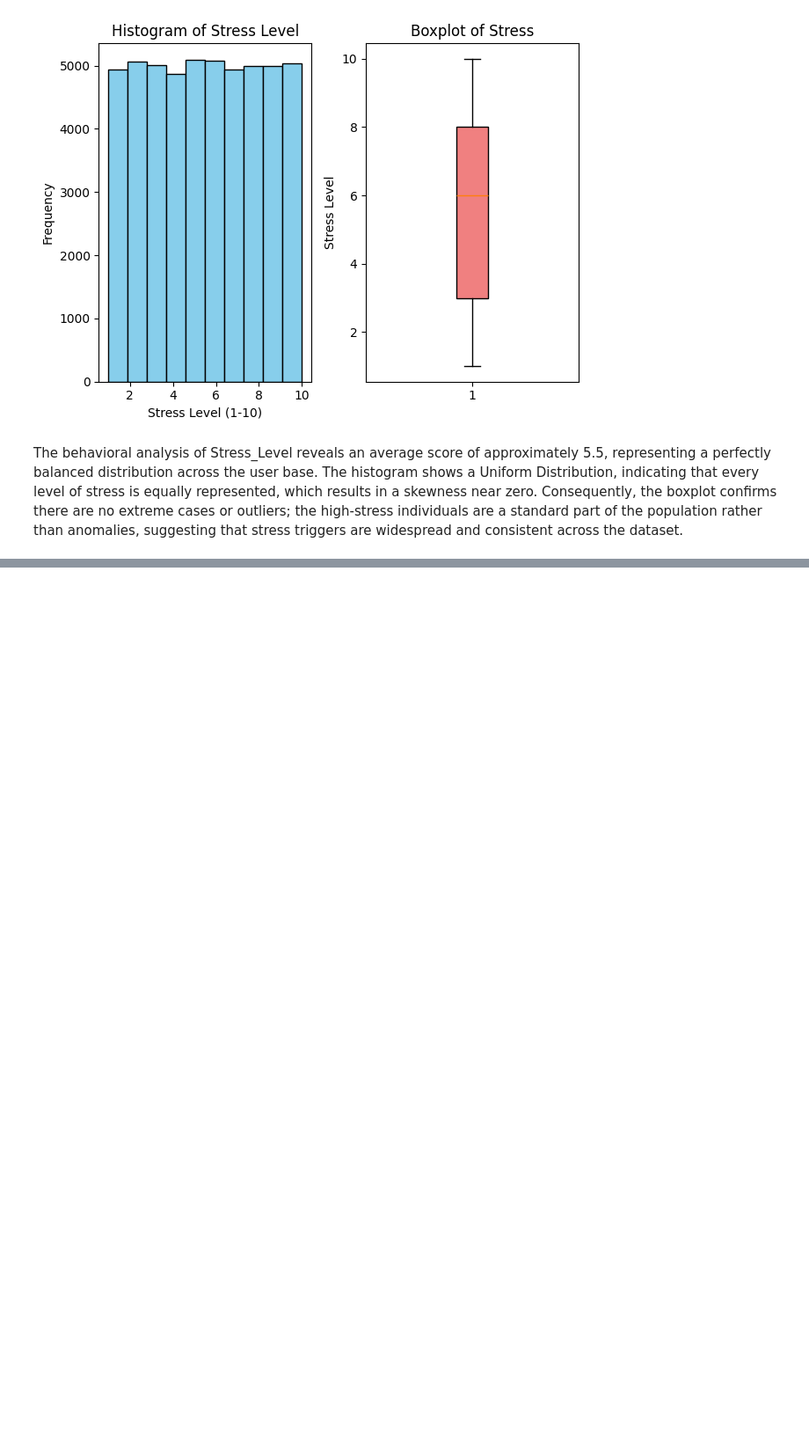
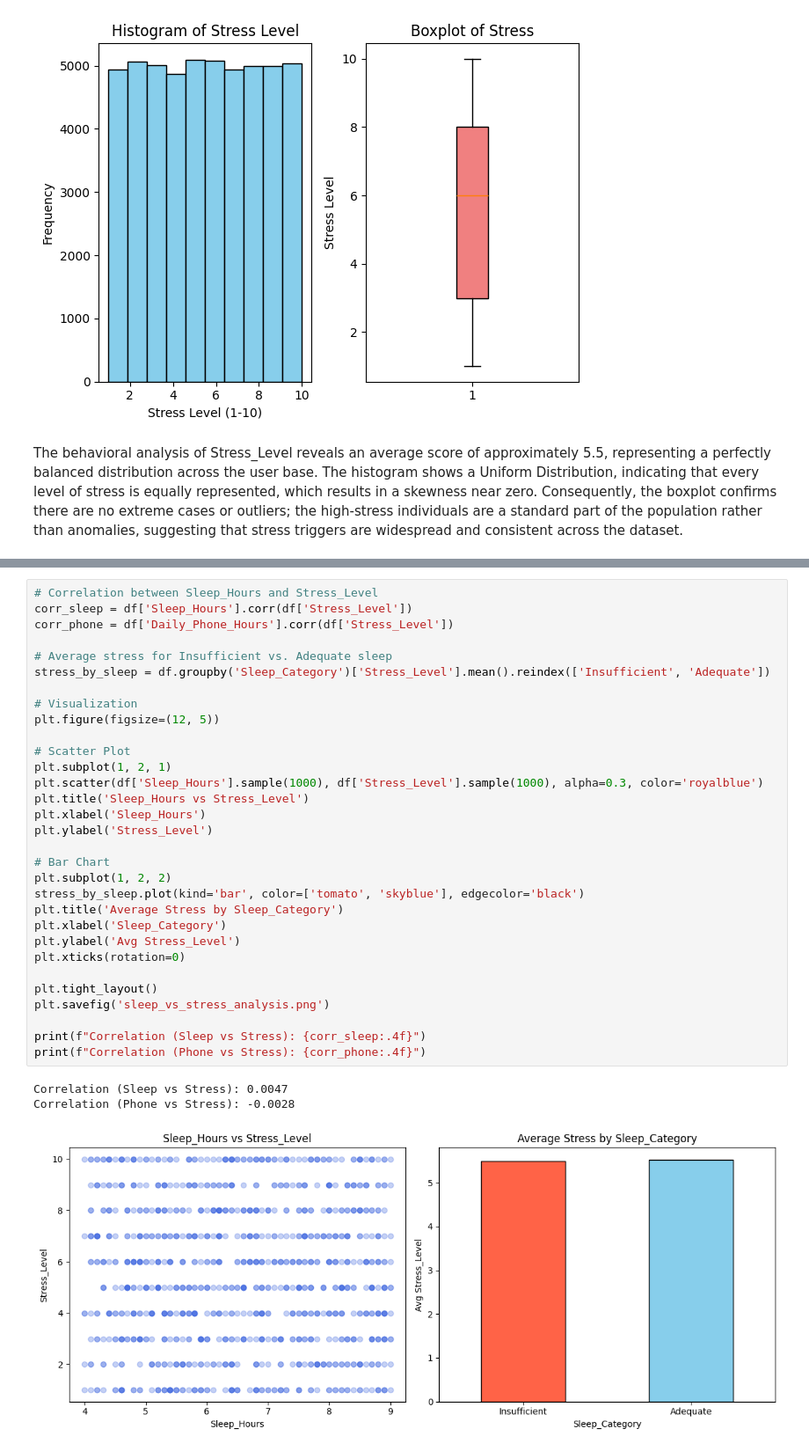
Before and after one commit to cess-dev/Smartphone_Usage_vs_Stress, a Jupyter notebook: analysis.ipynb, the cells around one changed output, grey strips where cells are left out. Shown at 88% size. Cells and saved outputs as stored; diff of their text form; blank space fills up the shorter version.

```diff
--- a/analysis.ipynb
+++ b/analysis.ipynb
@@ -184,0 +263,35 @@ The behavioral analysis of Stress_Level reveals an average score of approximatel
+# %%
+# Correlation between Sleep_Hours and Stress_Level
+corr_sleep = df['Sleep_Hours'].corr(df['Stress_Level'])
+corr_phone = df['Daily_Phone_Hours'].corr(df['Stress_Level'])
+
+# Average stress for Insufficient vs. Adequate sleep
+stress_by_sleep = df.groupby('Sleep_Category')['Stress_Level'].mean().reindex(['Insufficient', 'Adequate'])
+
+# Visualization
+plt.figure(figsize=(12, 5))
+
+# Scatter Plot
+plt.subplot(1, 2, 1)
+plt.scatter(df['Sleep_Hours'].sample(1000), df['Stress_Level'].sample(1000), alpha=0.3, color='royalblue')
+plt.title('Sleep_Hours vs Stress_Level')
+plt.xlabel('Sleep_Hours')
+plt.ylabel('Stress_Level')
+
+# Bar Chart
+plt.subplot(1, 2, 2)
+stress_by_sleep.plot(kind='bar', color=['tomato', 'skyblue'], edgecolor='black')
+plt.title('Average Stress by Sleep_Category')
+plt.xlabel('Sleep_Category')
+plt.ylabel('Avg Stress_Level')
+plt.xticks(rotation=0)
+
+plt.tight_layout()
+plt.savefig('sleep_vs_stress_analysis.png')
+
+print(f"Correlation (Sleep vs Stress): {corr_sleep:.4f}")
+print(f"Correlation (Phone vs Stress): {corr_phone:.4f}")
+# %% [output]
+Correlation (Sleep vs Stress): 0.0047
+Correlation (Phone vs Stress): -0.0028
+[figure, added]
```
Also changed, not shown: parts of 6 cells of this notebook, 3 other files.
